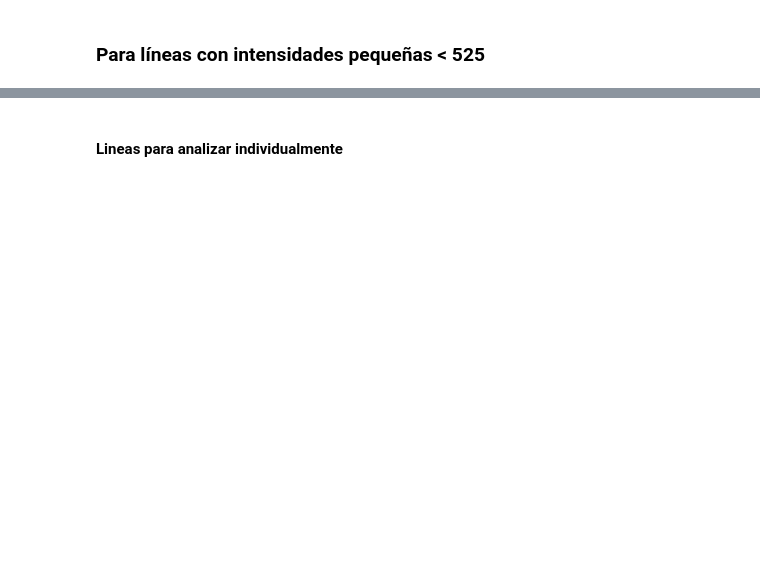
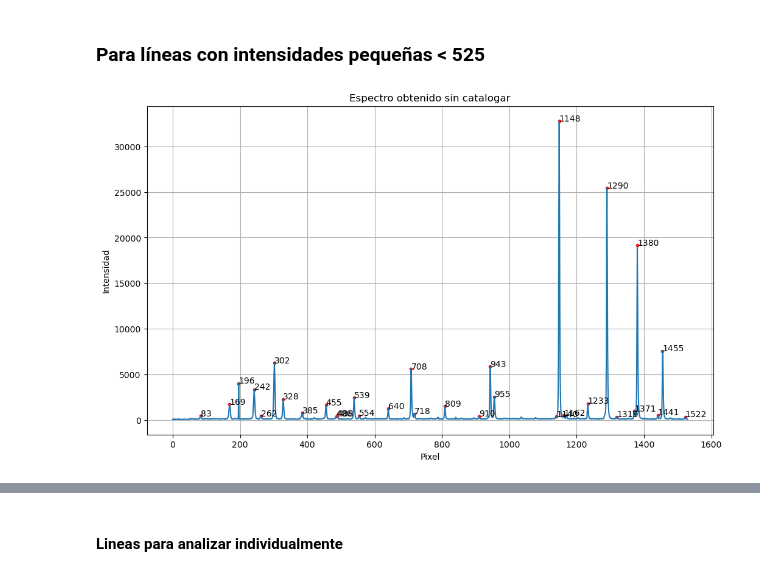
Before and after one commit to ccuellarn/Torium-Operation, a Jupyter notebook: Data/Th 6565/Analisis_6565.ipynb, the cells around one changed output, grey strips where cells are left out. Cells and saved outputs as stored; diff of their text form; code cells hidden in the pictures; blank space fills up the shorter version.

```diff
--- a/Data/Th 6565/Analisis_6565.ipynb
+++ b/Data/Th 6565/Analisis_6565.ipynb
@@ -185,16 +264,18 @@ for i, label in enumerate(anotaciones):
 # %% [markdown]
 ### Para líneas con intensidades pequeñas < 525
 # %%
-# pixel_,intensidad_,marker_x_,marker_y_, index_x_,index_y_,anotaciones_ = DataProcess(r"C:\Users\clauw\Documents\Programming\Torium-Operation\th 6200 orden 2 spec.txt",275,18)
+pixel_,intensidad_,marker_x_,marker_y_, index_x_,index_y_,anotaciones_ = DataProcess(r"C:\Users\clauw\Documents\Programming\Torium-Operation\Data\Th 6565\th 6565 orden 2 spec.txt",355,18)
 
-# #Grafica
-# fig1_, ax1_ = plt.subplots(1,1, figsize=(12,7))
-# ax1_.plot(pixel_,intensidad_)
-# ax1_.scatter(marker_x_,marker_y_,marker='.',color = 'red')
-# ax1_.set_title('Espectro obtenido sin catalogar')
-# ax1_.set_xlabel('Pixel')
-# ax1_.set_ylabel('Intensidad')
-# ax1_.grid()
-# for i, label in enumerate(anotaciones_):
-#     plt.annotate(label, (marker_x_[i] + 0.1, marker_y_[i]))
-# #fig1_.savefig('th 6200 orden 2 espectro tratado.jpg')
+#Grafica
+fig1_, ax1_ = plt.subplots(1,1, figsize=(12,7))
+ax1_.plot(pixel_,intensidad_)
+ax1_.scatter(marker_x_,marker_y_,marker='.',color = 'red')
+ax1_.set_title('Espectro obtenido sin catalogar')
+ax1_.set_xlabel('Pixel')
+ax1_.set_ylabel('Intensidad')
+ax1_.grid()
+for i, label in enumerate(anotaciones_):
+    plt.annotate(label, (marker_x_[i] + 0.1, marker_y_[i]))
+#fig1_.savefig('th 6200 orden 2 espectro tratado.jpg')
+# %% [output]
+[figure, added]
```
Also changed, not shown: parts of 17 cells of this notebook, 3 other files.
